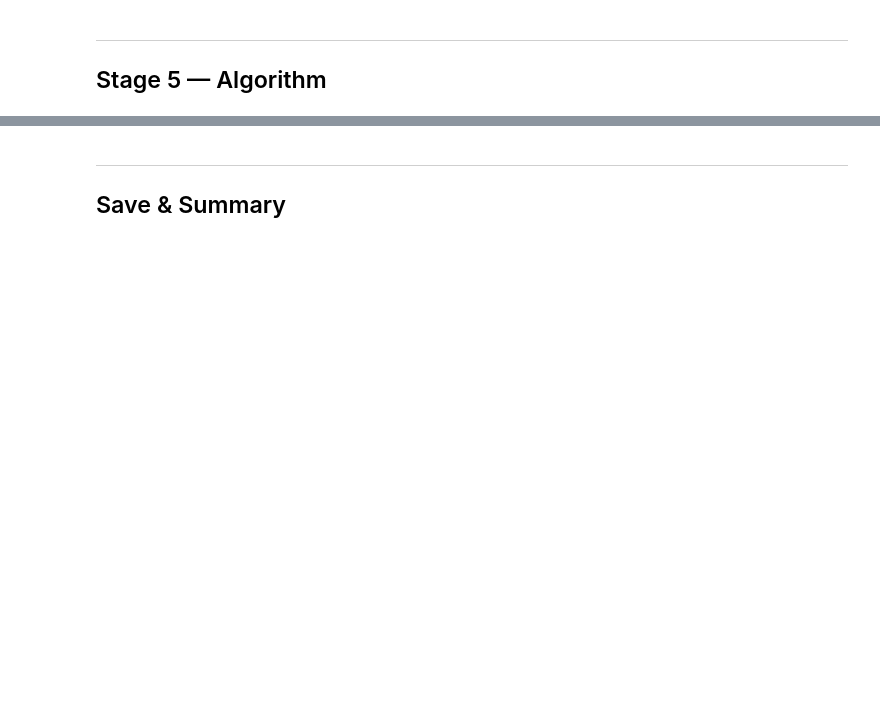
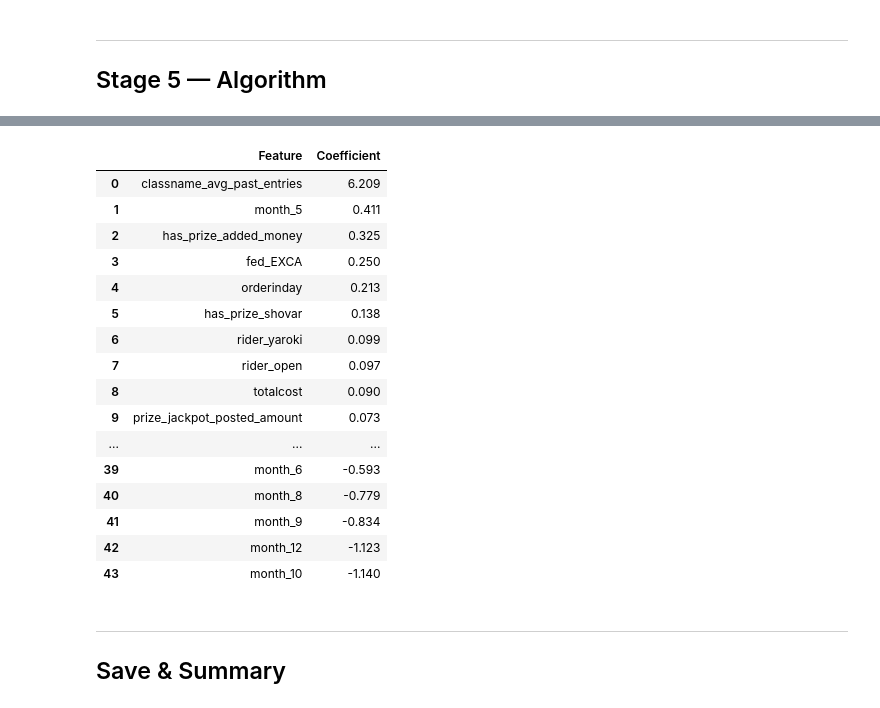
Before and after one commit to Danielle444/RideOn-Project, a Jupyter notebook: notebooks/01_data_prep.ipynb, the cells around one changed output, grey strips where cells are left out. Cells and saved outputs as stored; diff of their text form; code cells hidden in the pictures; blank space fills up the shorter version.

```diff
--- a/notebooks/01_data_prep.ipynb
+++ b/notebooks/01_data_prep.ipynb
@@ -588,27 +560,31 @@ prize_jackpot_final range: 0–19800
 # %%
-# 4e — One-hot encode month + fieldname
+# 4e — One-hot encode month; drop weather, field dummies, and multicollinearity baselines
 _month_dummies = pd.get_dummies(df_feat["month"], prefix="month", drop_first=True, dtype=int)
 df_feat = pd.concat([df_feat, _month_dummies], axis=1)
 
-df_feat = pd.get_dummies(
-    df_feat,
-    columns=["fieldname"],
-    prefix=["field"],
-    drop_first=False,
-    dtype=int,
-)
-_ohe = [c for c in df_feat.columns if c.startswith(("month_", "field_"))]
+_ohe = [c for c in df_feat.columns if c.startswith("month_")]
 print(f"OHE added {len(_ohe)} columns: {_ohe}")
 
-# Drop all identifier + working columns
+# Drop identifier/working columns + baselines + weather + field dummies
 drop_cols = [
     "classincompid", "competitionid", "classtypeid",
     "classname", "competitionname", "ranchname",
     "classdatetime", "class_date",
     "latitude", "longitude",
     "month",                           # raw integer, replaced by month_* dummies
+    "fieldname",                       # string column; signal captured by field_avg_past_entries
     "prizetypename", "prizeamount",   # raw prize cols (absent after 4d; listed for safety)
     "prize_jackpot_final",            # reference only
+    # Multicollinearity baselines — one dropped per mutually-exclusive group
+    "horse_none",                     # baseline: most common horse level (807/965)
+    "rider_all_ages",                 # baseline: most common rider age (506/965)
+    "fed_IEF",                        # baseline: dominant local federation (704/965)
+    "no_prize",                       # derived — redundant given the three prize flags
+    # Weather — redundant with month dummies, causes collinearity + 70 dropped rows
+    "temperature_2m_max",
+    "precipitation_sum",
+    # Field dummies — redundant with field_avg_past_entries
+    "field_אולארונד", "field_אקסטרים", "field_קאטינג", "field_ריינינג",
 ]
 _drop_existing = [c for c in drop_cols if c in df_feat.columns]
 df_model = df_feat.drop(columns=_drop_existing)
@@ -676,3 +738,23 @@ Train: 626  |  Test: 269
+# %%
+coef_df
+# %% [output]
+|  | Feature | Coefficient |
+| 0 | classname_avg_past_entries | 6.209 |
+| 1 | month_5 | 0.411 |
+| 2 | has_prize_added_money | 0.325 |
+| 3 | fed_EXCA | 0.250 |
+| 4 | orderinday | 0.213 |
+| 5 | has_prize_shovar | 0.138 |
+| 6 | rider_yaroki | 0.099 |
+| 7 | rider_open | 0.097 |
+| 8 | totalcost | 0.090 |
+| 9 | prize_jackpot_posted_amount | 0.073 |
+| ... | ... | ... |
+| 39 | month_6 | -0.593 |
+| 40 | month_8 | -0.779 |
+| 41 | month_9 | -0.834 |
+| 42 | month_12 | -1.123 |
+| 43 | month_10 | -1.140 |
 # %% [markdown]
 ---
 ## Save & Summary
```
Also changed, not shown: parts of 8 cells of this notebook, 1 other file.
